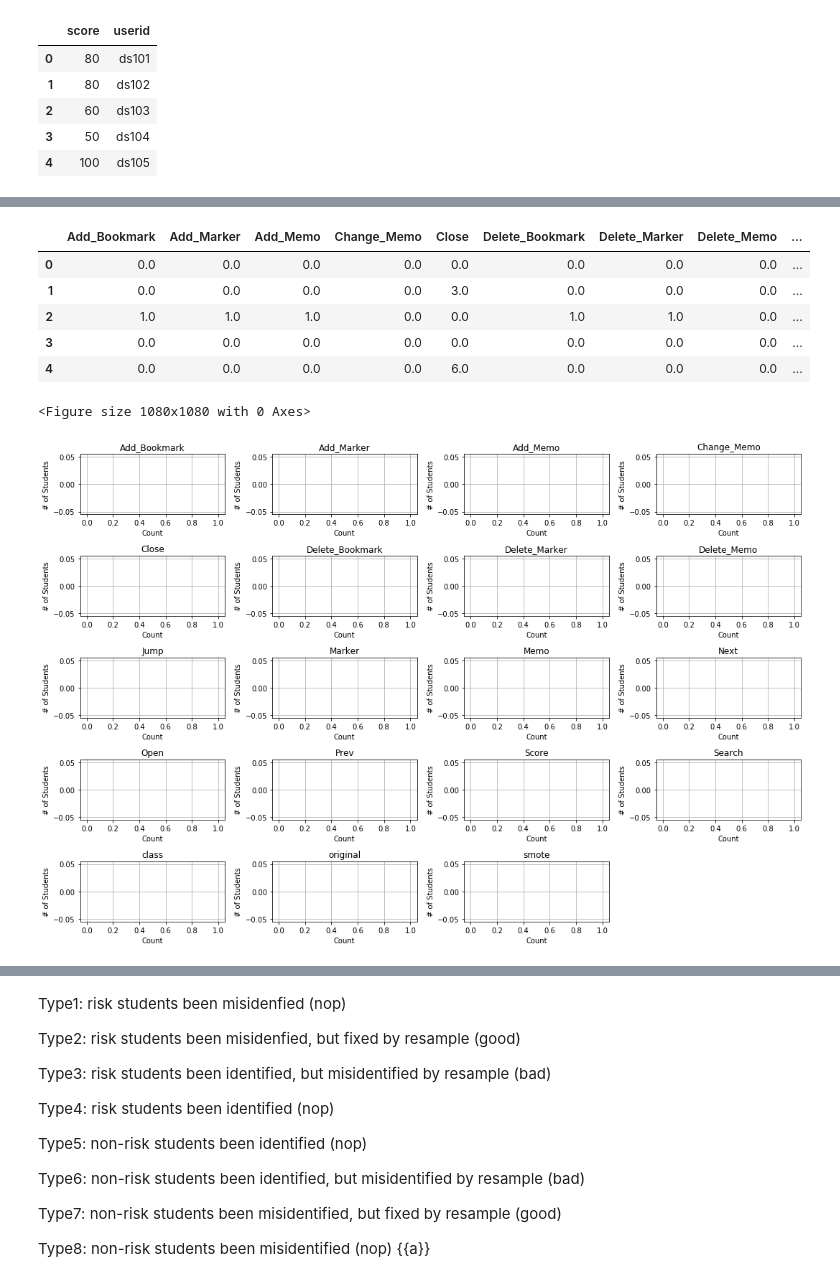
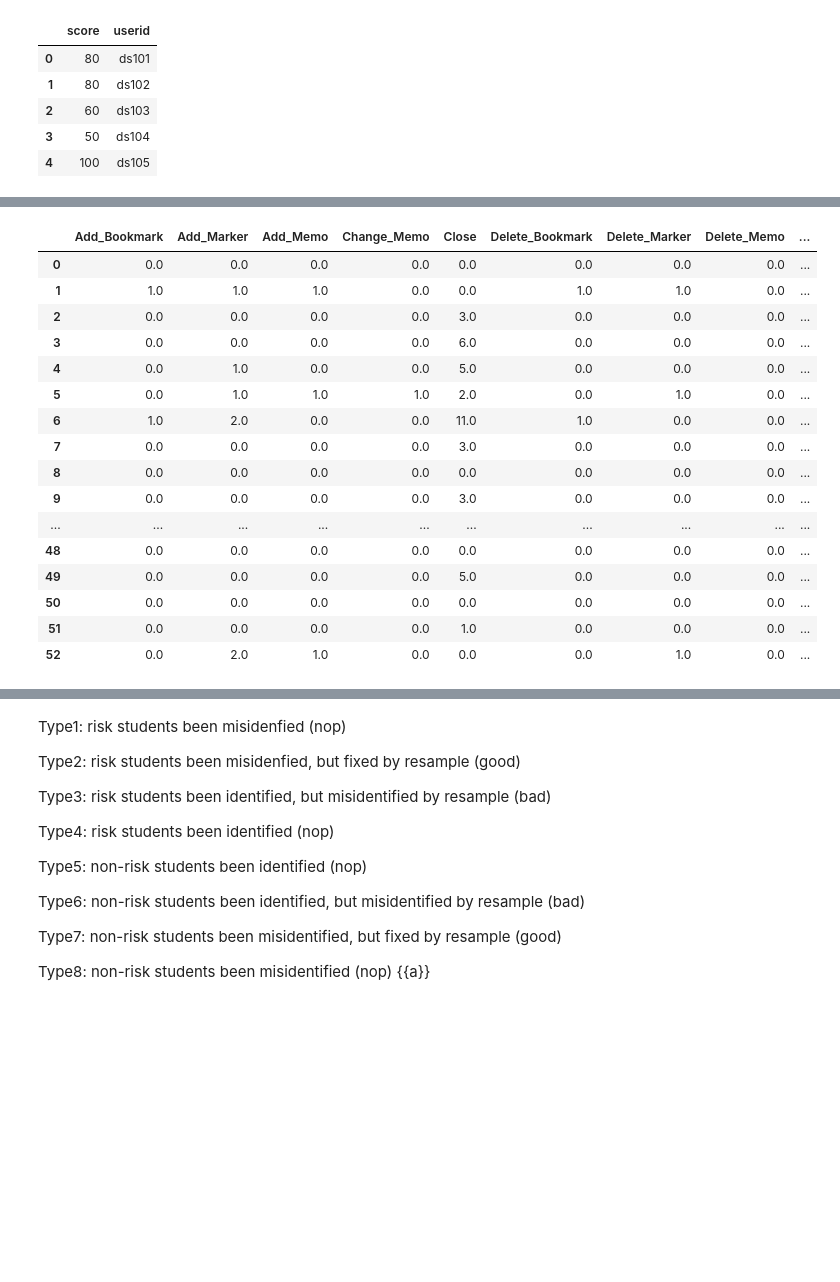
Before and after one commit to owen198/kslab, a Jupyter notebook: ds_comparision/ROC Curve - KU1.ipynb, the cells around one changed output, grey strips where cells are left out. Drawn from its saved outputs; the diff is of its cells as text; code cells hidden in the pictures; blank space fills up the shorter version.

```diff
--- a/ds_comparision/ROC Curve - KU1.ipynb
+++ b/ds_comparision/ROC Curve - KU1.ipynb
@@ -230,0 +247,23 @@ y_pred_res = clf_binary.fit(res_X, res_y).predict_proba(X)
+# %%
+temp_pd = ncu_ets
+temp_pd['original'] = pred_pd_ori
+temp_pd['smote'] = pred_pd_sm
+temp_pd['adasyn'] = pred_pd_ada
+# %% [output]
+|  | Add_Bookmark | Add_Marker | Add_Memo | Change_Memo | Close | Delete_Bookmark | Delete_Marker | Delete_Memo | ... |
+| 0 | 0.0 | 0.0 | 0.0 | 0.0 | 0.0 | 0.0 | 0.0 | 0.0 | ... |
+| 1 | 1.0 | 1.0 | 1.0 | 0.0 | 0.0 | 1.0 | 1.0 | 0.0 | ... |
+| 2 | 0.0 | 0.0 | 0.0 | 0.0 | 3.0 | 0.0 | 0.0 | 0.0 | ... |
+| 3 | 0.0 | 0.0 | 0.0 | 0.0 | 6.0 | 0.0 | 0.0 | 0.0 | ... |
+| 4 | 0.0 | 1.0 | 0.0 | 0.0 | 5.0 | 0.0 | 0.0 | 0.0 | ... |
+| 5 | 0.0 | 1.0 | 1.0 | 1.0 | 2.0 | 0.0 | 1.0 | 0.0 | ... |
+| 6 | 1.0 | 2.0 | 0.0 | 0.0 | 11.0 | 1.0 | 0.0 | 0.0 | ... |
+| 7 | 0.0 | 0.0 | 0.0 | 0.0 | 3.0 | 0.0 | 0.0 | 0.0 | ... |
+| 8 | 0.0 | 0.0 | 0.0 | 0.0 | 0.0 | 0.0 | 0.0 | 0.0 | ... |
+| 9 | 0.0 | 0.0 | 0.0 | 0.0 | 3.0 | 0.0 | 0.0 | 0.0 | ... |
+| ... | ... | ... | ... | ... | ... | ... | ... | ... | ... |
+| 48 | 0.0 | 0.0 | 0.0 | 0.0 | 0.0 | 0.0 | 0.0 | 0.0 | ... |
+| 49 | 0.0 | 0.0 | 0.0 | 0.0 | 5.0 | 0.0 | 0.0 | 0.0 | ... |
+| 50 | 0.0 | 0.0 | 0.0 | 0.0 | 0.0 | 0.0 | 0.0 | 0.0 | ... |
+| 51 | 0.0 | 0.0 | 0.0 | 0.0 | 1.0 | 0.0 | 0.0 | 0.0 | ... |
+| 52 | 0.0 | 2.0 | 1.0 | 0.0 | 0.0 | 0.0 | 1.0 | 0.0 | ... |
@@ -231,13 +285,6 @@ y_pred_res = clf_binary.fit(res_X, res_y).predict_proba(X)
 # %%
-temp_pd = ncu_ets
-temp_pd['original'] = y_pred[:, 1].round()
-temp_pd['smote'] = y_pred_res[:, 1].round()
-temp_pd.head(5)
+# temp_pd = ncu_ets
+# temp_pd['original'] = y_pred[:, 1].round()
+# temp_pd['smote'] = y_pred_res[:, 1].round()
+# #temp_pd
-# %% [output]
-|  | Add_Bookmark | Add_Marker | Add_Memo | Change_Memo | Close | Delete_Bookmark | Delete_Marker | Delete_Memo | ... |
-| 0 | 0.0 | 0.0 | 0.0 | 0.0 | 0.0 | 0.0 | 0.0 | 0.0 | ... |
-| 1 | 0.0 | 0.0 | 0.0 | 0.0 | 3.0 | 0.0 | 0.0 | 0.0 | ... |
-| 2 | 1.0 | 1.0 | 1.0 | 0.0 | 0.0 | 1.0 | 1.0 | 0.0 | ... |
-| 3 | 0.0 | 0.0 | 0.0 | 0.0 | 0.0 | 0.0 | 0.0 | 0.0 | ... |
-| 4 | 0.0 | 0.0 | 0.0 | 0.0 | 6.0 | 0.0 | 0.0 | 0.0 | ... |
 # %%
@@ -246,16 +293,13 @@ smote_pd = temp_pd.ix[(temp_pd['class']==True) & (temp_pd['original'] == 0.0) &
 # %%
-plt.figure(figsize=(15, 15))
-ax = origin_pd.hist(alpha=0.8, bins=15, figsize=(15, 10))
+# plt.figure(figsize=(15, 15))
+# ax = origin_pd.hist(alpha=0.8, bins=15, figsize=(15, 10))
 
-for array in ax:
-    for subplot in array:
-        subplot.set_ylabel('# of Students')
-        subplot.set_xlabel('Count')
+# for array in ax:
+#     for subplot in array:
+#         subplot.set_ylabel('# of Students')
+#         subplot.set_xlabel('Count')
 
-plt.tight_layout()
-image_name = './images/' + datasets + '_' + 'fc_original' + '.png'
-plt.savefig(image_name, dpi=300)
+# plt.tight_layout()
+# image_name = './images/' + datasets + '_' + 'fc_original' + '.png'
+# plt.savefig(image_name, dpi=300)
-# %% [output]
-<Figure size 1080x1080 with 0 Axes>
-[figure, removed]
 # %%
```
Also changed, not shown: parts of 20 cells of this notebook.
